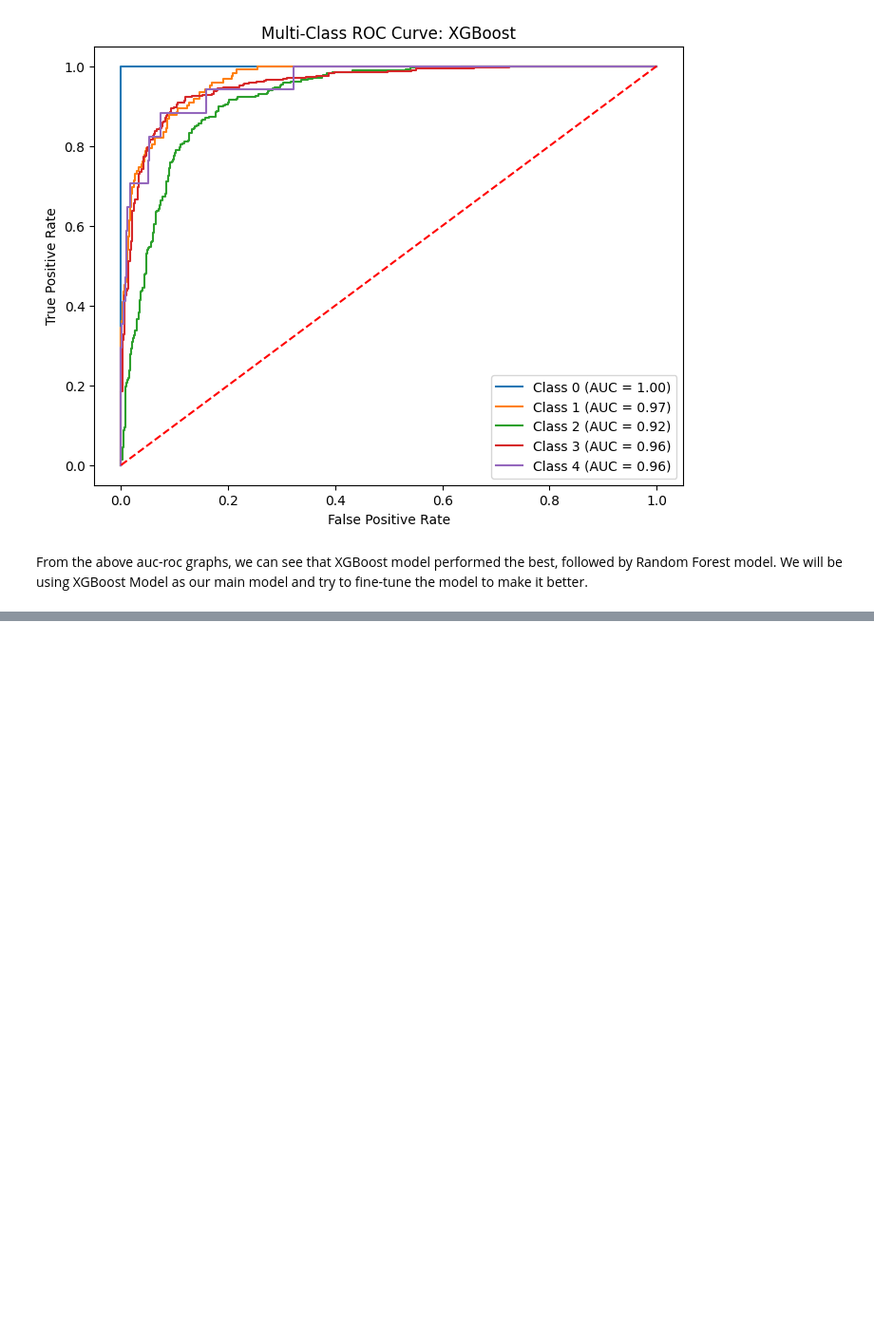
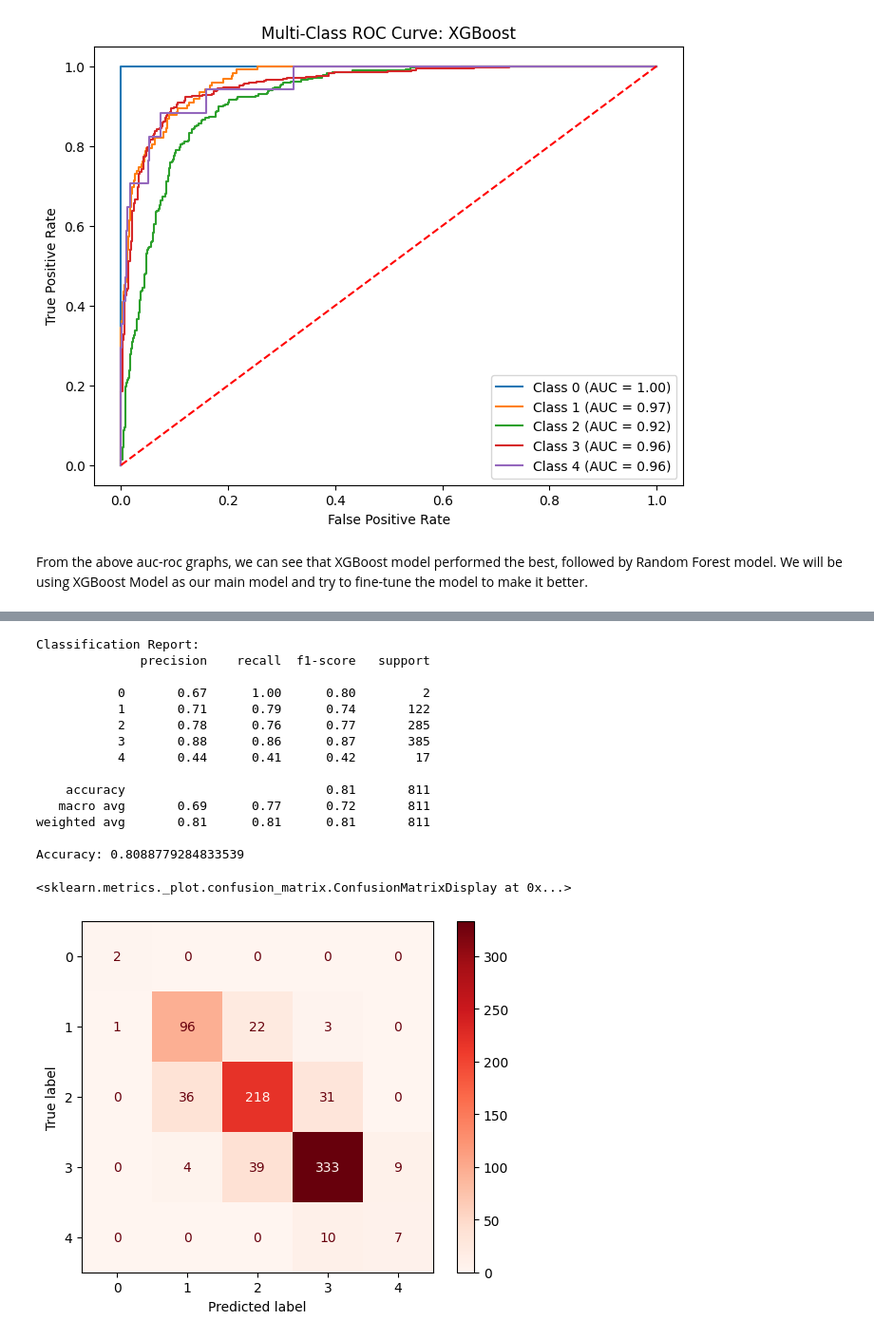
Before and after one commit to notzainn/C300, a Jupyter notebook: creditriskanalysis.ipynb, the cells around one changed output, grey strips where cells are left out. Shown: that part at 95% size. Cells and saved outputs as stored; diff of their text form; code cells hidden in the pictures; blank space fills up the shorter version.

```diff
--- a/creditriskanalysis.ipynb
+++ b/creditriskanalysis.ipynb
@@ -107,0 +119,12 @@ From the above auc-roc graphs, we can see that XGBoost model performed the best,
+# %%
+class_count = y_train.value_counts()
+print(class_count)
+
+minority_class = class_count.idxmin()
+
+pipeline = Pipeline([
+    ('oversample', RandomOverSampler(sampling_strategy={minority_class: 2}, random_state=42)),
+    ('smote', SMOTE(k_neighbors=1, random_state=42))
+])
+
+X_resampled, y_resampled = pipeline.fit_resample(X_train, y_train)
@@ -107,0 +140,26 @@ From the above auc-roc graphs, we can see that XGBoost model performed the best,
+# %%
+updated_xgb_model = xgb.XGBClassifier(random_state = 42)
+updated_xgb_model.fit(X_resampled, y_resampled)
+
+updated_xgb_pred = updated_xgb_model.predict(X_test)
+
+print(f"Classification Report: \n{classification_report(y_test, updated_xgb_pred)}")
+print(f"Accuracy: {accuracy_score(y_test, updated_xgb_pred)}")
+ConfusionMatrixDisplay.from_predictions(y_test, updated_xgb_pred, cmap=plt.cm.Reds, normalize=None, display_labels=[0,1,2,3,4])
+# %% [output]
+Classification Report:
+              precision    recall  f1-score   support
+
+           0       0.67      1.00      0.80         2
+           1       0.71      0.79      0.74       122
+           2       0.78      0.76      0.77       285
+           3       0.88      0.86      0.87       385
+           4       0.44      0.41      0.42        17
+
+    accuracy                           0.81       811
+   macro avg       0.69      0.77      0.72       811
+weighted avg       0.81      0.81      0.81       811
+
+Accuracy: 0.8088779284833539
+<sklearn.metrics._plot.confusion_matrix.ConfusionMatrixDisplay at 0x...>
+[figure, added]
```
Also changed, not shown: parts of 4 cells of this notebook.
